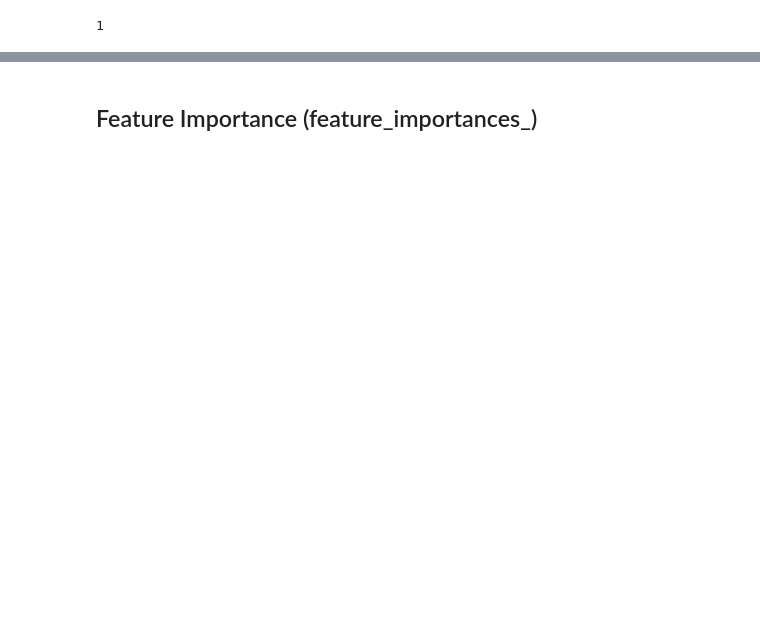
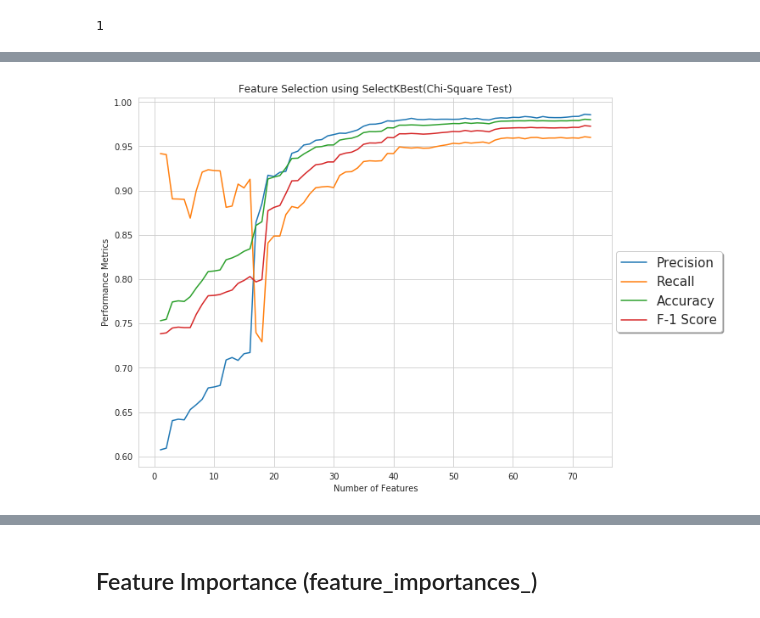
Before and after one commit to galib19/MS_Thesis, a Jupyter notebook: API Calls Analysis/Main-Copy1.ipynb, the cells around one changed output, grey strips where cells are left out. Cells and saved outputs as stored; diff of their text form; code cells hidden in the pictures; blank space fills up the shorter version.

```diff
--- a/API Calls Analysis/Main-Copy1.ipynb
+++ b/API Calls Analysis/Main-Copy1.ipynb
@@ -49,6 +50,13 @@ def clear_metrics():
     acc.clear()
     auc.clear()
 # %%
+import csv
+def results_to_csv(title):
+    with open(title+ '.csv', 'w') as f:
+        writer = csv.writer(f)
+        writer.writerow(['Accuracy','Precision', 'Recall', 'F1','AUC'])
+        writer.writerows(zip(acc, pre, rec, fs, auc))
+
 def allscore(scores,i):
     acc.insert(i,scores['test_accuracy'].mean())
     fs.insert(i,scores['test_f1'].mean())
@@ -63,7 +71,7 @@ def allscore(scores,i):
 def run_randomForest(X,y, i=0):
     scoring = ['precision', 'recall', 'f1','accuracy','roc_auc']
     clf = RandomForestClassifier(n_estimators=100, random_state=0, n_jobs=-1)
-    scores = cross_validate(clf, X, y, cv=2,
+    scores = cross_validate(clf, X, y, cv=10, n_jobs=-1,
                         scoring=scoring, return_train_score=False)
     print('Classification Report for Random Forest:   ', i)
     allscore(scores,i)
@@ -84,10 +92,29 @@ def incremental_plot(i,j,title, x_axis = "Number of Features"):
     plt.title(title)
     plt.xlabel(x_axis)
     plt.ylabel("Performance Metrics")
-    ax.plot(x,y1, marker = 'v', mew = 1, label='Precision') #mew = marker width
-    ax.plot(x,y2, marker = '^', mew = 1, label='Recall') #mew = marker width
-    ax.plot(x,y3, marker = 'o', mew = 1, label='Accuracy') #mew = marker width
-    ax.plot(x,y4, marker = 's', mew = 1, label='F-1 Score') #mew = marker width
+    ax.plot(x,y1, mew = 1, label='Precision') #mew = marker width
+    ax.plot(x,y2,  mew = 1, label='Recall') #mew = marker width
+    ax.plot(x,y3,  mew = 1, label='Accuracy') #mew = marker width
+    ax.plot(x,y4, mew = 1, label='F-1 Score') #mew = marker width
     ax.legend(loc='upper center', bbox_to_anchor=(1.12, 0.6), shadow=True, prop={'size': 15}, ncol=1)
     #plt.plot(x1,y1, marker = '+', mew = 10)
     plt.savefig(title + '.png', bbox_inches='tight', pad_inches=.1)
+def incremental_plot_auc(i,j,title, x_axis = "Number of Features"):
+    from pylab import rcParams
+    %matplotlib inline
+    rcParams['figure.figsize'] = 10,8
+    sns.set_style('whitegrid')
+    x = range(i,j)
+    y1 = auc
+
+
+    fig = plt.figure()
+    ax = plt.subplot(111)
+    #savefig('f.png', bbox_inches='tight')
+    plt.title(title)
+    plt.xlabel(x_axis)
+    plt.ylabel("ROC-AUC Score")
+    ax.plot(x,y1, mew = 1, label='ROC-AUC') #mew = marker width
+    ax.legend(loc='upper center', bbox_to_anchor=(1.12, 0.6), shadow=True, prop={'size': 15}, ncol=1)
+    #plt.plot(x1,y1, marker = '+', mew = 10)
+    plt.savefig(title + '_AUC.png', bbox_inches='tight', pad_inches=.1)
@@ -148,0 +164,7 @@ incremental_plot(0,73,"Recursive Feature Elimination using Random Forest Classif
+# %%
+title = "Feature Selection using SelectKBest(Chi-Square Test)"
+results_to_csv(title)
+# %%
+incremental_plot(1,74,title)
+# %% [output]
+[figure, added]
```
Also changed, not shown: parts of 72 cells of this notebook, 37 other files.
